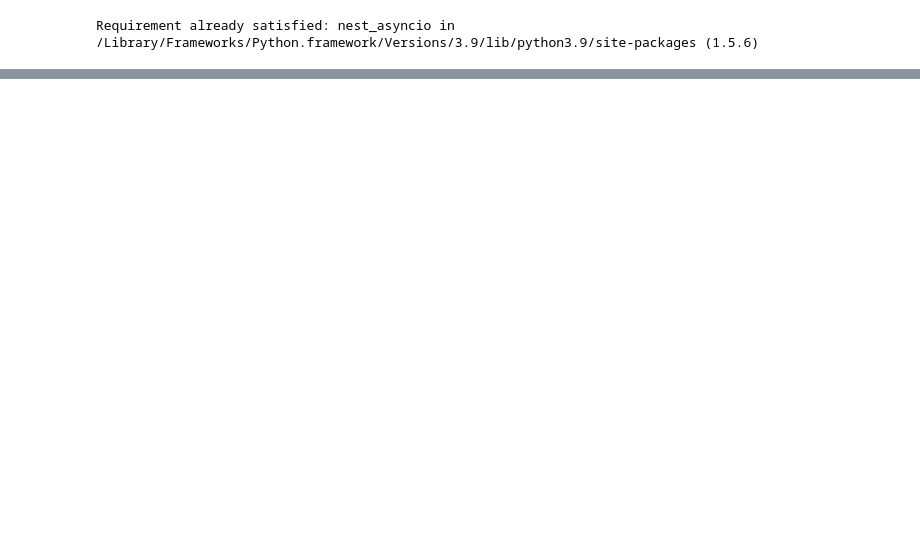
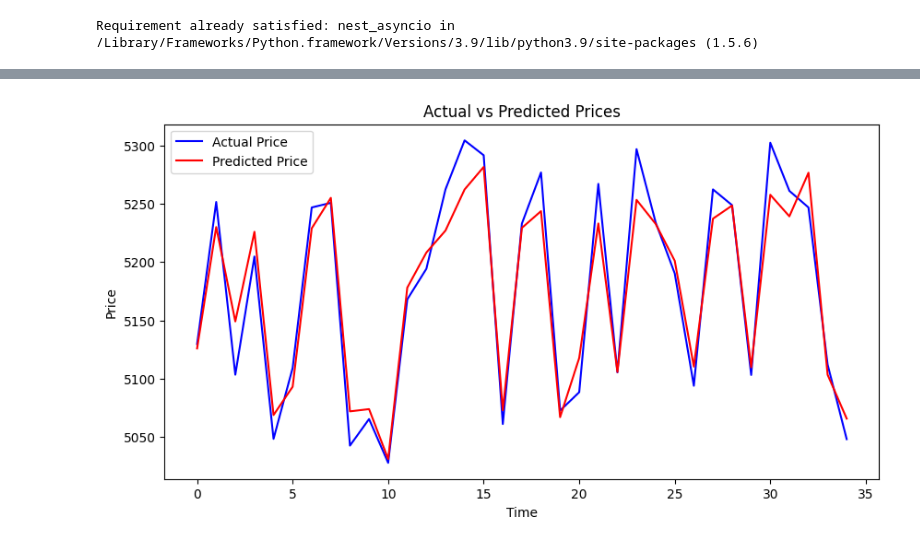
Before and after one commit to SongmingFan123/CS523-Competition-1, a Jupyter notebook: CS523 Competition1.ipynb, the cells around one changed output, grey strips where cells are left out. Cells and saved outputs as stored; diff of their text form; code cells hidden in the pictures; blank space fills up the shorter version.

```diff
--- a/CS523 Competition1.ipynb
+++ b/CS523 Competition1.ipynb
@@ -356,0 +198,90 @@ Order HOLD for 0 shares has been filled.
+# %%
+# Adjust the prediction function to handle new features
+def predict_and_decide(model, scaler, data, current_price, available_funds, current_shares, total_cost, transaction_fee=2.25):
+    scaled_data = data.reshape(1, 60, -1)  # Reshape scaled data passed into LSTM model as an input
+    scaled_prediction = model.predict(scaled_data) # Model makes prediction based on scaled data
+    # Focus only on close price, which is the first feature),use a dummy array for inverse transform
+    dummy_features = np.zeros((1, 4))  # Use 4 features as per scaler fitting, one row and four columns, which correspond to the 4 features
+    dummy_features[0, 0] = scaled_prediction[0][0]  # Predicted price goes into the position of close price
+
+    predicted_price = scaler.inverse_transform(dummy_features)[0, 0]  # Inverse transform and fetch the close price, the scaled prediction is converted back to the original scale of the data
+    print(predicted_price, current_price)
+    # Decision making based on predicted and current price with transaction fees taken into consideration
+    decision = "HOLD"
+    shares = 0
+    if predicted_price > current_price:
+        if available_funds > transaction_fee and available_funds / current_price >= 50:
+            max_affordable_shares = int((available_funds * 0.3 - transaction_fee) / current_price)
+            decision = "BUY"
+            shares = max_affordable_shares
+    elif predicted_price < current_price:
+        decision = "SELL"
+        shares = int(current_shares * 0.1)
+
+    return decision, shares, predicted_price
+
+# Example usage of the functions
+if __name__ == "__main__":
+    filepath = 'ib_es500_price_history.csv'
+    scaled_features, scaler = preprocess_data(filepath)
+    inputs, targets = create_sequences(scaled_features)
+    x_train, x_test, y_train, y_test = train_test_split(x, y, test_size=0.2, random_state=42)
+    model = LSTMModel(sequence_size=60, lstm_units=50, dense_units=25)
+    input_shape = x_train.shape[1], x_train.shape[2]
+    model.build_lstm_model(input_shape)
+    history = model.train(inputs, targets, (x_test, y_test), epochs=50, batch_size=32)
+#     history = model.fit(x_train, y_train, epochs=50, batch_size=32, validation_data=(x_test, y_test))  # Reduced epochs, added explicit test data for validation
+
+    # Generate and plot predictions
+
+    predicted_scaled = model.predict(x_test)
+
+    # Inverse transform predictions and actual values
+    predicted_prices = inverse_transform_price(scaler, predicted_scaled.flatten(), 4)
+    actual_prices = inverse_transform_price(scaler, y_test, 4)
+
+    # Plotting function remains the same
+    plot_predictions(actual_prices, predicted_prices)
+
+    # Display training and validation loss
+    plot_model_learning(history)
+
+    # Simulating a scenario for prediction and decision making
+    positions = ib.positions()
+    for pos in positions:
+        if pos.contract.symbol == 'ES' and pos.contract.secType == 'FUT':
+            current_shares = pos.position
+    account_summary = await ib.accountSummaryAsync()
+    # Find the total cash balance
+    balance = next((item for item in account_summary if item.tag == 'TotalCashBalance'), None)
+
+    contract = Future('ES', '202406', 'CME')
+    market_data = ib.reqMktData(contract, '', False, False)
+    util.sleep(5)
+    current_price = (market_data.bid + market_data.ask) / 2
+
+
+    available_funds = balance.value
+    total_cost = current_shares * current_price  # Simulated total cost of current shares
+
+    # Prepare recent data for prediction
+    recent_data = scaled_features[-60:]  # Make sure this is exactly 60 timesteps
+    decision, shares, predicted_price = predict_and_decide(model, scaler, recent_data, current_price, available_funds, current_shares, total_cost)
+    print(f"Decision: {decision}, Shares: {shares}, Predicted Price: {predicted_price}")
+
+    # Execute the decision
+    if decision == "BUY":
+        order = MarketOrder('BUY', shares)
+        trade = ib.placeOrder(contract, order)
+    elif decision == "SELL":
+        order = MarketOrder('SELL', shares)
+        trade = ib.placeOrder(contract, order)
+    elif decision == "HOLD":
+        print("Decision is to HOLD, no action taken.")
+
+    # Monitor the order until it is filled
+    ib.sleep(1)  # Sleeping to give time for the order to be executed
+
+
+    print(f"Order {decision} for {shares} shares has been filled.")
+# %% [output]
@@ -356,0 +354 @@ Order HOLD for 0 shares has been filled.
+[figure, added]
```
Also changed, not shown: parts of 4 cells of this notebook.
